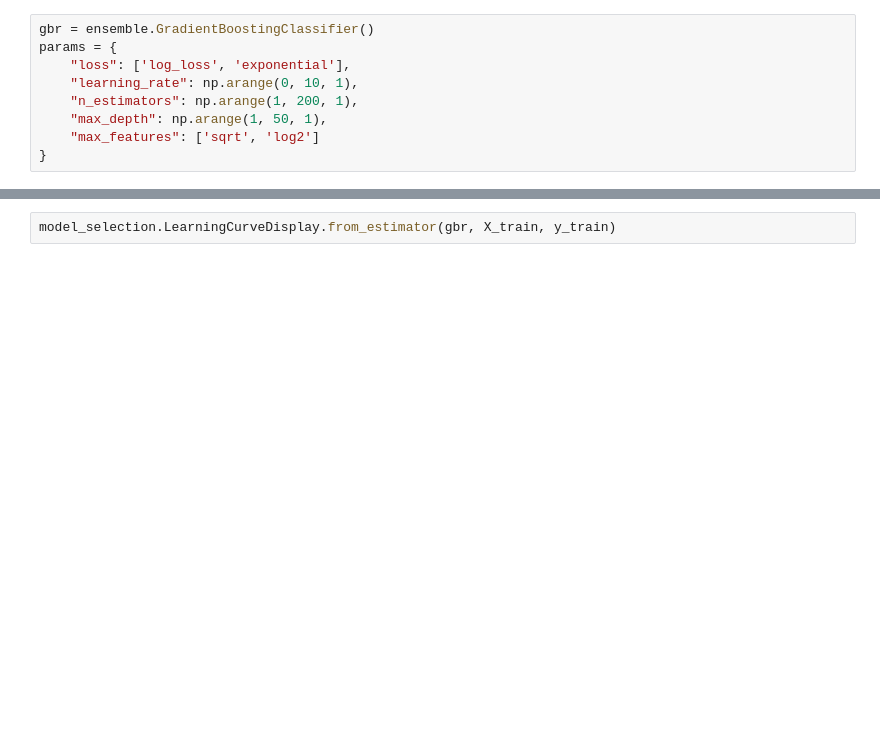
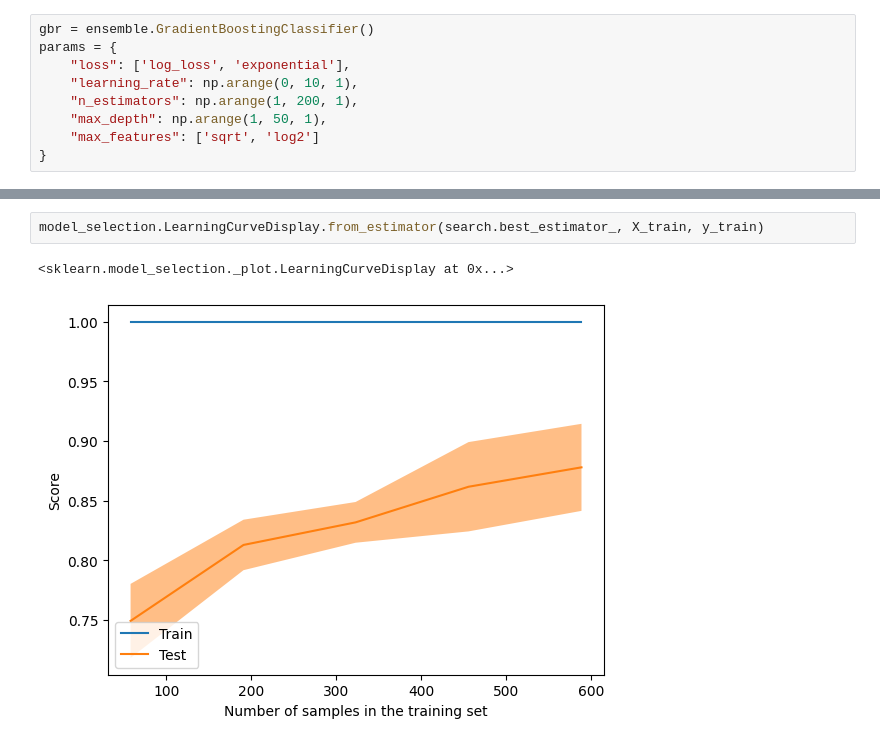
Before and after one commit to freire-guido/soy-biomarkers, a Jupyter notebook: modelado/venancio.ipynb, the cells around one changed output, grey strips where cells are left out. Cells and saved outputs as stored; diff of their text form; blank space fills up the shorter version.

```diff
--- a/modelado/venancio.ipynb
+++ b/modelado/venancio.ipynb
@@ -84,2 +196,5 @@ search.cv_results_['mean_test_score'].mean()
 # %%
-model_selection.LearningCurveDisplay.from_estimator(gbr, X_train, y_train)
+model_selection.LearningCurveDisplay.from_estimator(search.best_estimator_, X_train, y_train)
+# %% [output]
+<sklearn.model_selection._plot.LearningCurveDisplay at 0x...>
+[figure, added]
```
Also changed, not shown: parts of 14 cells of this notebook, 10 other files.
